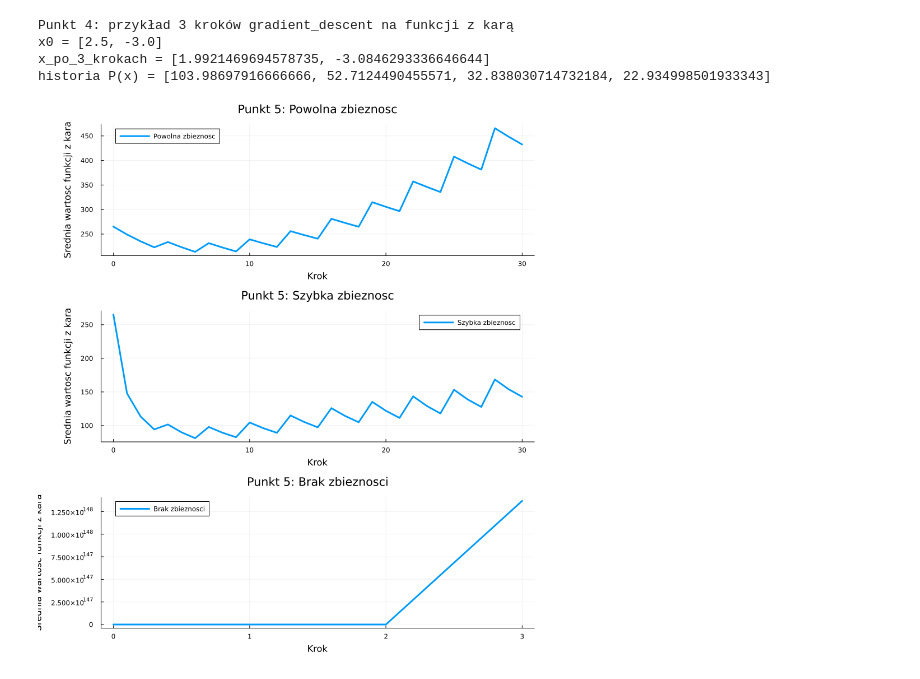
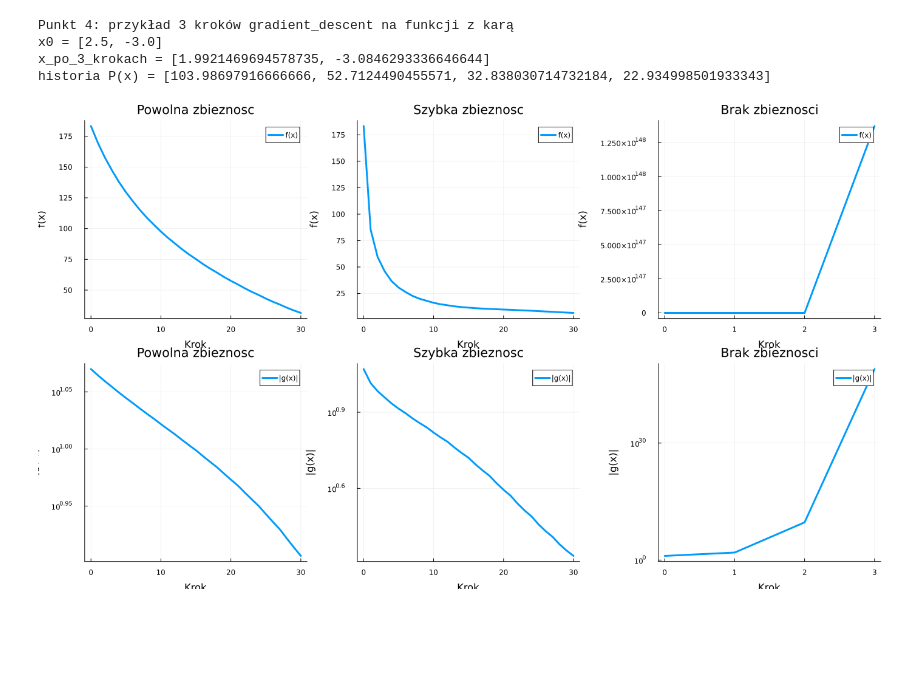
Before and after one commit to KlimaJaroslaw/MetodyOptymalizacji, a Jupyter notebook: zad2/zad2.ipynb, the cells around one changed output. Saved outputs shown, nothing was run; the diff lists cells and outputs as text; code cells hidden in the pictures; blank space fills up the shorter version.

```diff
--- a/zad2/zad2.ipynb
+++ b/zad2/zad2.ipynb
@@ -210,22 +219,26 @@ function run_penalty_experiments(f, f_grad, domain::AbstractVector{<:Real};
     starts = [[rand_uniform(domain[1], domain[2]), rand_uniform(domain[1], domain[2])] for _ in 1:n_points]
 
     histories_pen = Vector{Vector{Float64}}()
+    histories_orig = Vector{Vector{Float64}}()
+    histories_constr = Vector{Vector{Float64}}()
 
     for x0 in starts
-        _, h_pen, _, _, _ = penalty_gradient_descent(
+        _, h_pen, h_orig, h_constr, _ = penalty_gradient_descent(
             f, f_grad, x0;
             b=b, mu0=mu0, rho=rho,
             outer_iter=outer_iter, inner_steps=inner_steps, alpha=alpha
         )
         if !isempty(h_pen)
             push!(histories_pen, h_pen[1:min(end, total_steps + 1)])
+            push!(histories_orig, h_orig[1:min(end, total_steps + 1)])
+            push!(histories_constr, h_constr[1:min(end, total_steps + 1)])
         end
     end
 
-    return starts, histories_pen
+    return starts, histories_pen, histories_orig, histories_constr
 end
 
-starts, histories_pen = run_penalty_experiments(
+starts, histories_pen, histories_orig, histories_constr = run_penalty_experiments(
     three_hump_camel, grad_three_hump_camel, three_hump_domain;
     n_points=10, total_steps=100, inner_steps=4,
     alpha=0.0005, b=b_constraint, mu0=1.0, rho=1.5, seed=42
@@ -272,11 +285,11 @@ x0 = [2.5, -3.0]
 x_po_3_krokach = [1.9921469694578735, -3.0846293336646644]
 historia P(x) = [103.98697916666666, 52.7124490455571, 32.838030714732184, 22.934998501933343]
 # %%
-# Punkt 5: ilustracja powolnej, szybkiej i braku zbieżności (średnio po 10 startach)
+# Punkt 5: ilustracja powolnej, szybkiej i braku zbieżności - rysuj f(x) i |g(x)|
 
 using Statistics
 
-function averaged_curve(f, f_grad, domain::AbstractVector{<:Real};
+function convergence_analysis(f, f_grad, domain::AbstractVector{<:Real};
     n_points::Int=10,
     total_steps::Int=30,
     inner_steps::Int=3,
@@ -285,54 +298,79 @@ function averaged_curve(f, f_grad, domain::AbstractVector{<:Real};
     rho::Float64=2.0,
     seed::Int=7)
 
-    _, histories_pen = run_penalty_experiments(
+    _, _, histories_f, histories_g = run_penalty_experiments(
         f, f_grad, domain;
         n_points=n_points,
         total_steps=total_steps,
         inner_steps=inner_steps,
         alpha=alpha,
         b=b_constraint,
         mu0=mu0,
         rho=rho,
         seed=seed
     )
 
-    histories_nonempty = [h for h in histories_pen if !isempty(h)]
-    if isempty(histories_nonempty)
-        return [NaN]
+    histories_f_nonempty = [h for h in histories_f if !isempty(h)]
+    histories_g_nonempty = [h for h in histories_g if !isempty(h)]
+
+    if isempty(histories_f_nonempty) || isempty(histories_g_nonempty)
+        return [NaN], [NaN]
     end
 
-    n = minimum(length.(histories_nonempty))
-    avg = [mean([histories_nonempty[i][k] for i in 1:length(histories_nonempty)]) for k in 1:n]
-    return avg
+    n = minimum(length.(histories_f_nonempty))
+    avg_f = [mean([histories_f_nonempty[i][k] for i in 1:length(histories_f_nonempty)]) for k in 1:n]
+    avg_g = [mean([histories_g_nonempty[i][k] for i in 1:length(histories_g_nonempty)]) for k in 1:n]
+
+    return avg_f, avg_g
 end
 
 configs = [
     ("Powolna zbieznosc", 0.00005, 1.3),
     ("Szybka zbieznosc",  0.00050, 1.5),
     ("Brak zbieznosci",   0.02000, 2.0)
 ]
 
-plots_local = Any[]
+plots_f = Any[]
+plots_g = Any[]
+
 for (name, alpha, rho) in configs
-    curve = averaged_curve(
+    avg_f, avg_g = convergence_analysis(
         three_hump_camel, grad_three_hump_camel, three_hump_domain;
         n_points=10, total_steps=30, inner_steps=3,
         alpha=alpha, mu0=1.0, rho=rho, seed=7
     )
 
-    p = plot(
-        0:length(curve)-1,
-        curve,
+    # Wykres f(x)
+    p_f = plot(
+        0:length(avg_f)-1,
+        avg_f,
         lw=3,
-        label=name,
-        title="Punkt 5: " * name,
+        label="f(x)",
+        title=name,
         xlabel="Krok",
-        ylabel="Srednia wartosc funkcji z kara"
+        ylabel="f(x)",
+        legend=:topright
     )
-    push!(plots_local, p)
+    push!(plots_f, p_f)
+
+    # Wykres |g(x)|
+    p_g = plot(
+        0:length(avg_g)-1,
+        avg_g,
+        lw=3,
+        label="|g(x)|",
+        title=name,
+        xlabel="Krok",
+        ylabel="|g(x)|",
+        legend=:topright,
+        yscale=:log10
+    )
+    push!(plots_g, p_g)
 end
 
-plot(plots_local..., layout=(3, 1), size=(900, 1000))
+# Łącz wykresy: f(x) w górnym wierszu, |g(x)| w dolnym
+combined = [plots_f[1], plots_f[2], plots_f[3],
+            plots_g[1], plots_g[2], plots_g[3]]
+plot(combined..., layout=(2, 3), size=(1400, 800))
 # %% [output]
-[figure, old version]
+[figure, new version]
```
Also changed, not shown: parts of 2 cells of this notebook, 1 other file.
